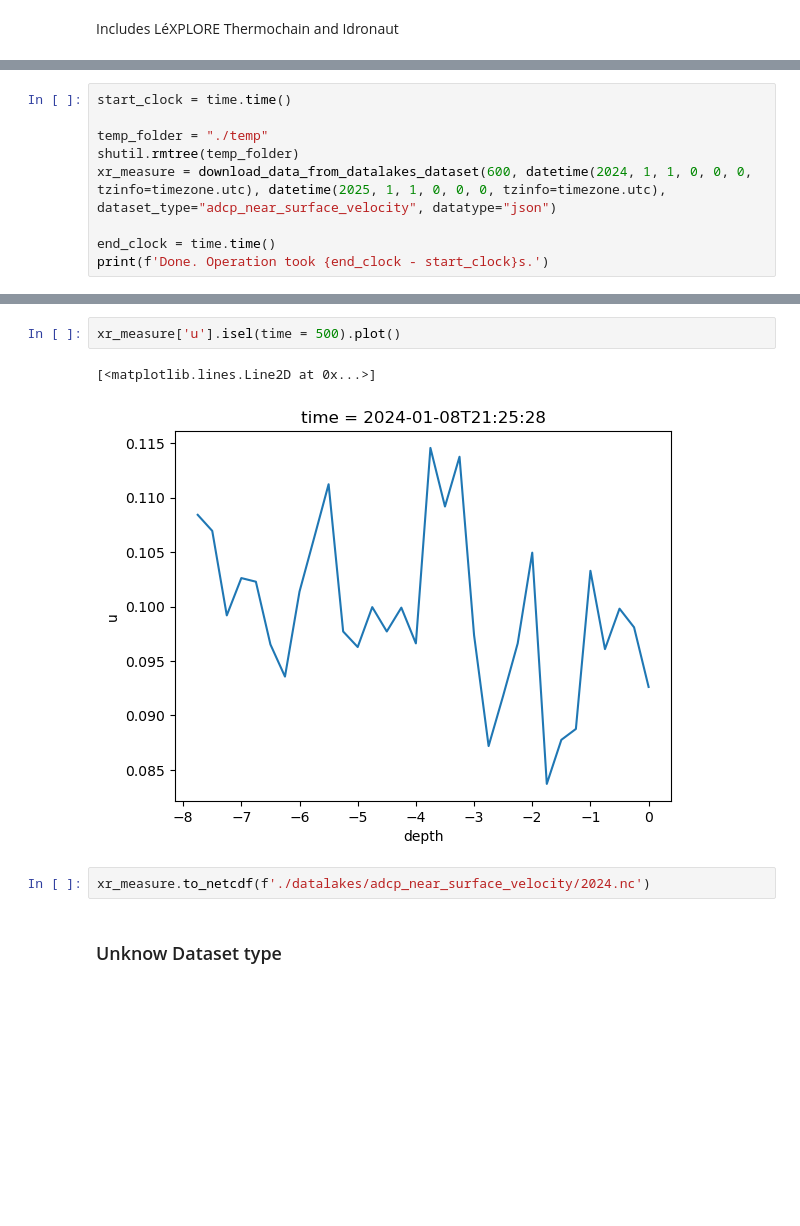
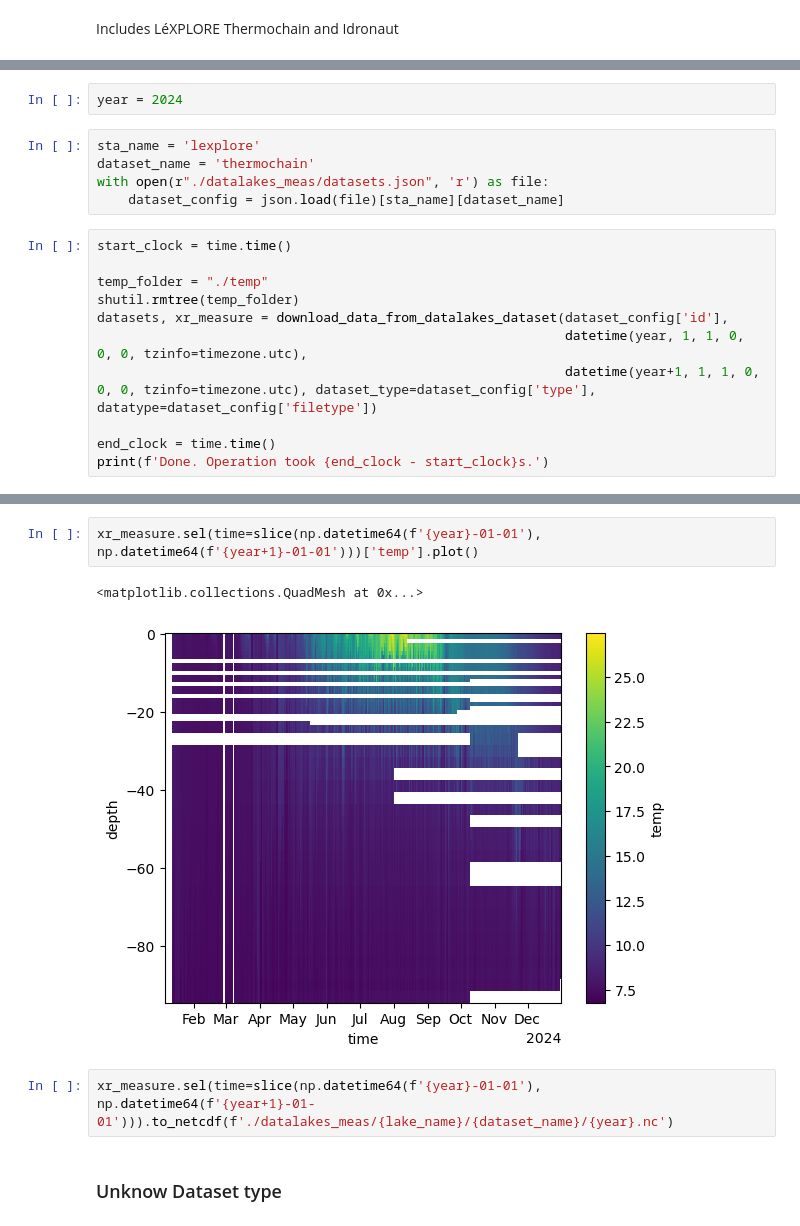
Before and after one commit to leroquan/plot_results, a Jupyter notebook: data/download_data.ipynb, the cells around one changed output, grey strips where cells are left out. Cells and saved outputs as stored; diff of their text form; blank space fills up the shorter version.

```diff
--- a/data/download_data.ipynb
+++ b/data/download_data.ipynb
@@ -81,10 +135,19 @@ from alplakes import download_3d_timeserie_from_api, parse_alplakes_json_3d_time
 from utils import save_json, try_download
+# %%
+year = 2024
+# %%
+sta_name = 'lexplore'
+dataset_name = 'thermochain'
+with open(r"./datalakes_meas/datasets.json", 'r') as file:
+    dataset_config = json.load(file)[sta_name][dataset_name]
 # %%
 start_clock = time.time()
 
 temp_folder = "./temp"
 shutil.rmtree(temp_folder)
-xr_measure = download_data_from_datalakes_dataset(600, datetime(2024, 1, 1, 0, 0, 0, tzinfo=timezone.utc), datetime(2025, 1, 1, 0, 0, 0, tzinfo=timezone.utc), dataset_type="adcp_near_surface_velocity", datatype="json")
+datasets, xr_measure = download_data_from_datalakes_dataset(dataset_config['id'],
+                                                            datetime(year, 1, 1, 0, 0, 0, tzinfo=timezone.utc),
+                                                            datetime(year+1, 1, 1, 0, 0, 0, tzinfo=timezone.utc), dataset_type=dataset_config['type'], datatype=dataset_config['filetype'])
 
 end_clock = time.time()
 print(f'Done. Operation took {end_clock - start_clock}s.')
@@ -93,10 +156,10 @@ Done. Operation took 21.98725390434265s.
 # %%
-xr_measure['u'].isel(time = 500).plot()
+xr_measure.sel(time=slice(np.datetime64(f'{year}-01-01'), np.datetime64(f'{year+1}-01-01')))['temp'].plot()
 # %% [output]
-[<matplotlib.lines.Line2D at 0x...>]
+<matplotlib.collections.QuadMesh at 0x...>
-[figure, old version]
+[figure, new version]
 # %%
-xr_measure.to_netcdf(f'./datalakes/adcp_near_surface_velocity/2024.nc')
+xr_measure.sel(time=slice(np.datetime64(f'{year}-01-01'), np.datetime64(f'{year+1}-01-01'))).to_netcdf(f'./datalakes_meas/{lake_name}/{dataset_name}/{year}.nc')
 # %% [markdown]
 ### Unknow Dataset type
 # %% [markdown]
```
Also changed, not shown: parts of 25 cells of this notebook.
